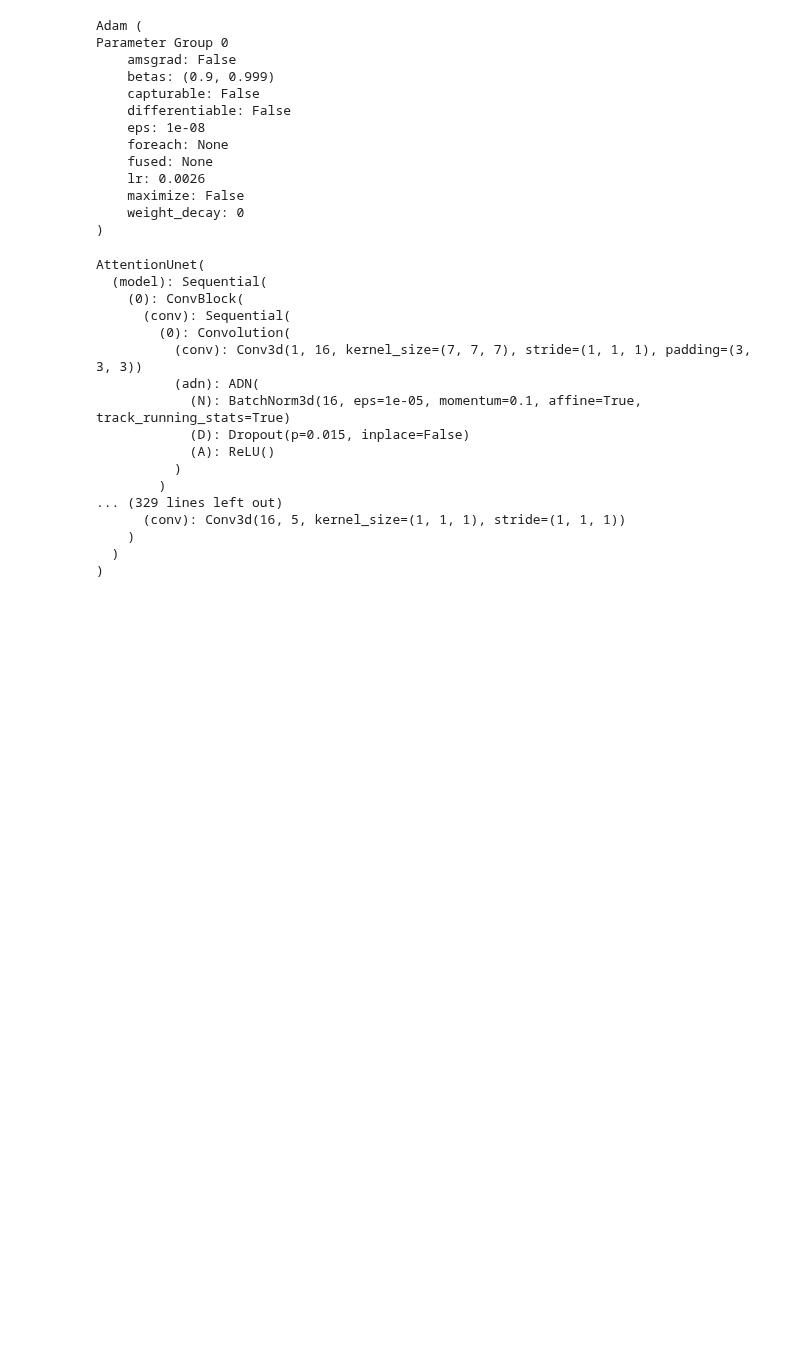
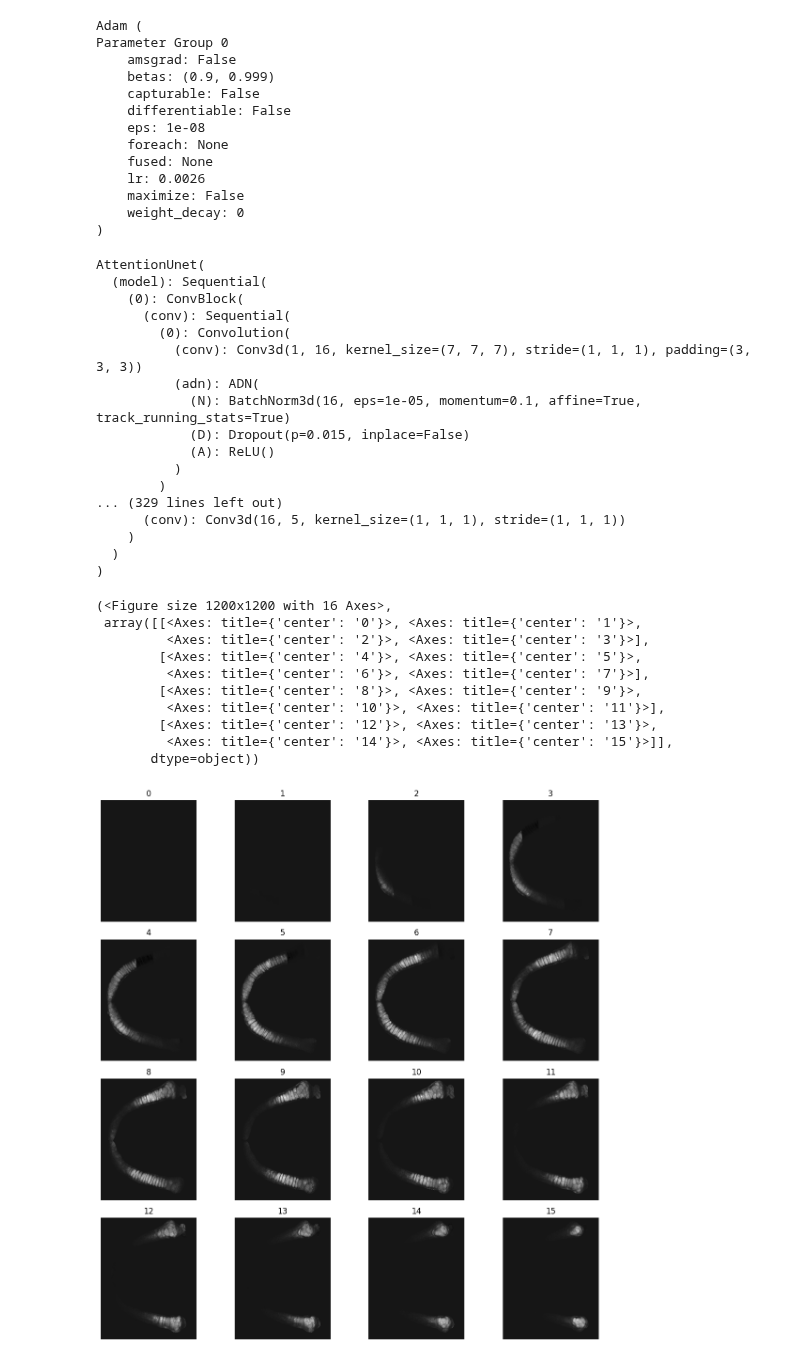
Before and after one commit to JGIBristol/fish_test, a Jupyter notebook: segment_test.ipynb, the cells around one changed output. Drawn from its saved outputs; the diff is of its cells as text; code cells hidden in the pictures; blank space fills up the shorter version.

Commit message:
display the image/mask I'll use

```diff
--- a/segment_test.ipynb
+++ b/segment_test.ipynb
@@ -66,3 +66,40 @@ AttentionUnet(
     )
   )
 )
+# %%
+"""
+Display two images I'm using for training
+
+"""
+
+import numpy as np
+from dev import plot
+
+folder = "/home/mh19137/zebrafish_rdsf/Yushi/Videos/theta_1/Code/segmenter/notebooks/projects/20180701_cell_segment/"
+img_path = folder + "jaw_raw_image.npy"
+mask_path = folder + "jaw_labels.npy"
+
+img = np.load(img_path)
+mask = np.load(mask_path)
+
+# Convert the mask to labels
+mask[(mask < 32) & (mask > 0)] = 1
+mask[mask >= 32] = 2
+
+img = np.transpose(img, (2, 0, 1))
+mask = np.transpose(mask, (2, 0, 1))
+
+plot.plot_arr(img)
+plot.plot_arr(mask)
+# %% [output]
+(<Figure size 1200x1200 with 16 Axes>,
+ array([[<Axes: title={'center': '0'}>, <Axes: title={'center': '1'}>,
+         <Axes: title={'center': '2'}>, <Axes: title={'center': '3'}>],
+        [<Axes: title={'center': '4'}>, <Axes: title={'center': '5'}>,
+         <Axes: title={'center': '6'}>, <Axes: title={'center': '7'}>],
+        [<Axes: title={'center': '8'}>, <Axes: title={'center': '9'}>,
+         <Axes: title={'center': '10'}>, <Axes: title={'center': '11'}>],
+        [<Axes: title={'center': '12'}>, <Axes: title={'center': '13'}>,
+         <Axes: title={'center': '14'}>, <Axes: title={'center': '15'}>]],
+       dtype=object))
+[figure, added]
```
Also changed, not shown: parts of 1 cell of this notebook.
